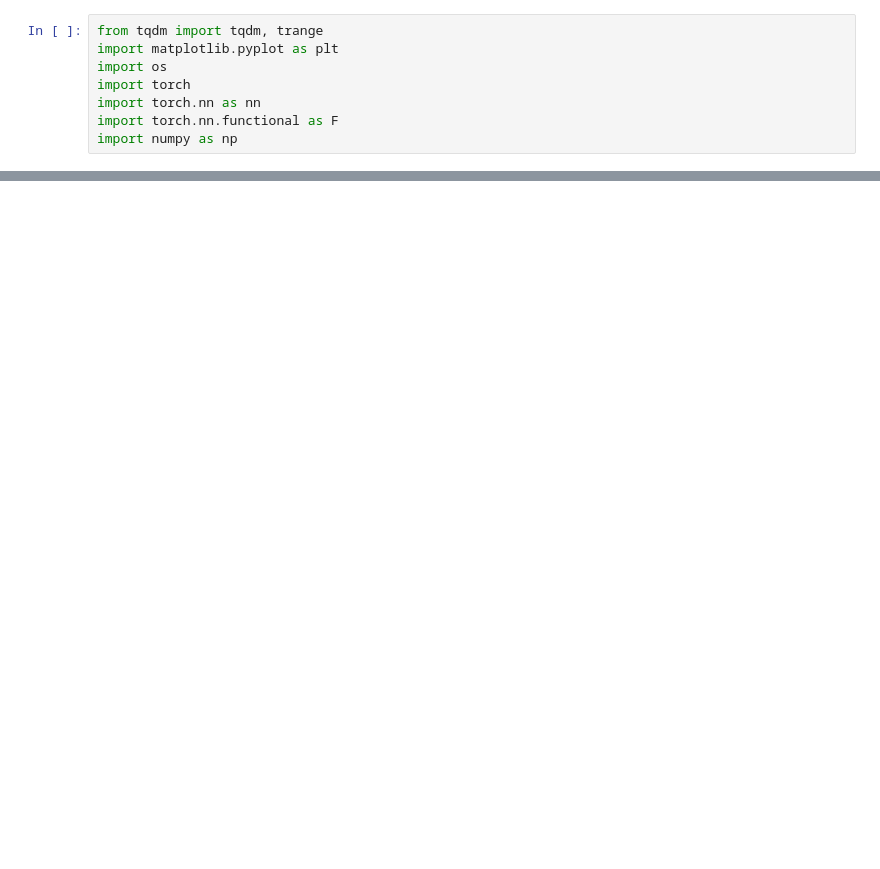
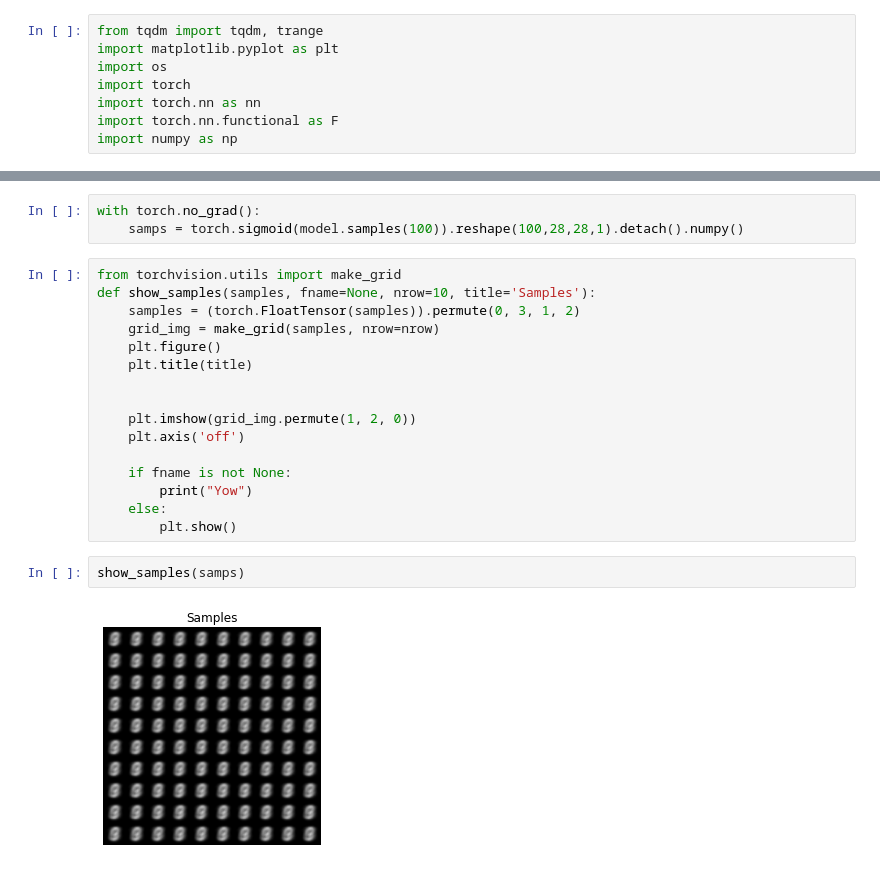
Before and after one commit to zcfabra/notebooks, a Jupyter notebook: vae.ipynb, the cells around one changed output, grey strips where cells are left out. Saved outputs shown, nothing was run; the diff lists cells and outputs as text; blank space fills up the shorter version.

```diff
--- a/vae.ipynb
+++ b/vae.ipynb
@@ -49,0 +76,23 @@ def forward(self, X):
+# %%
+with torch.no_grad():
+    samps = torch.sigmoid(model.samples(100)).reshape(100,28,28,1).detach().numpy()
+# %%
+from torchvision.utils import make_grid
+def show_samples(samples, fname=None, nrow=10, title='Samples'):
+    samples = (torch.FloatTensor(samples)).permute(0, 3, 1, 2)
+    grid_img = make_grid(samples, nrow=nrow)
+    plt.figure()
+    plt.title(title)
+
+
+    plt.imshow(grid_img.permute(1, 2, 0))
+    plt.axis('off')
+
+    if fname is not None:
+        print("Yow")
+    else:
+        plt.show()
+# %%
+show_samples(samps)
+# %% [output]
+[figure, added]
```
Also changed, not shown: parts of 3 cells of this notebook.
